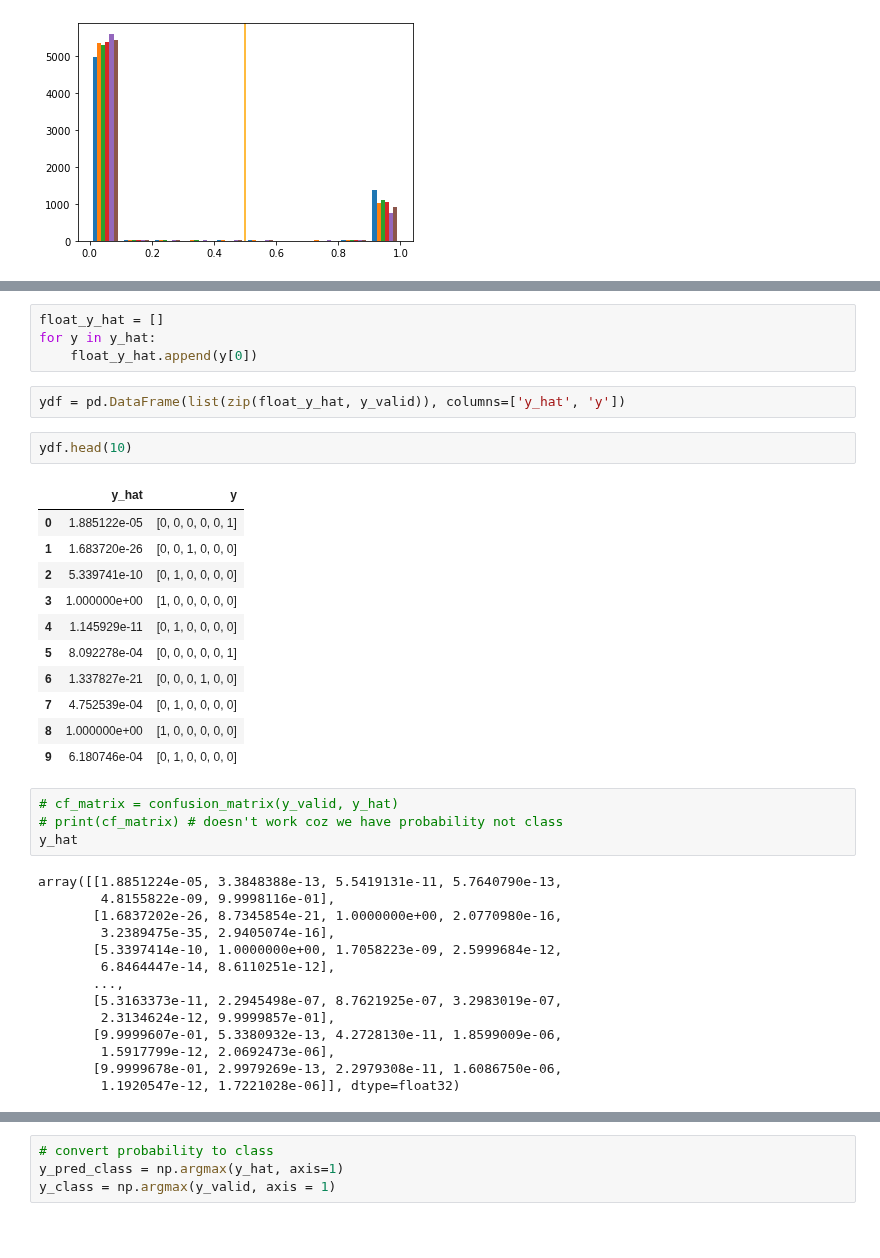
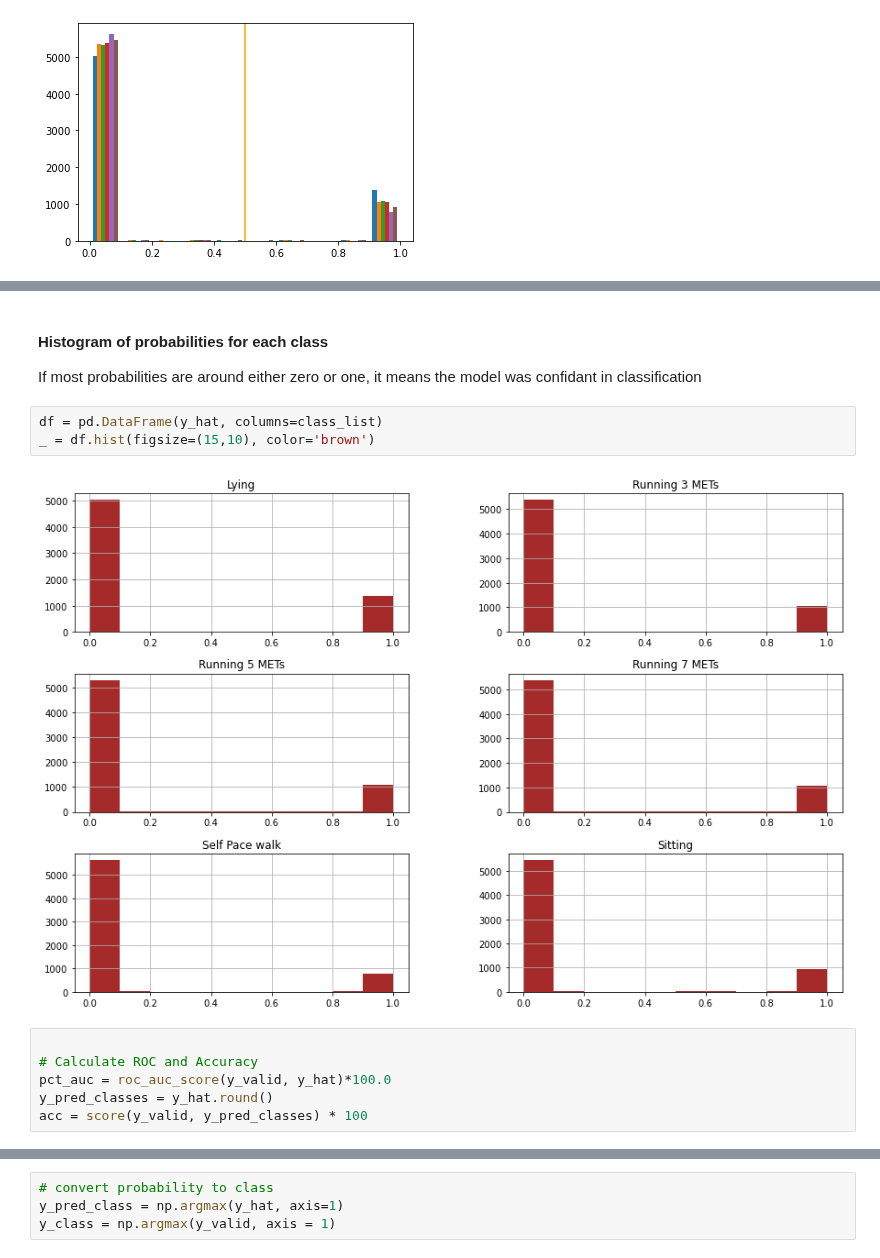
Before and after one commit to khataei/PE-classification-DeepLearning, a Jupyter notebook: pocket/Dempgraphic-CNN-activity-classification-large.ipynb, the cells around one changed output, grey strips where cells are left out. Saved outputs shown, nothing was run; the diff lists cells and outputs as text; blank space fills up the shorter version.

```diff
--- a/pocket/Dempgraphic-CNN-activity-classification-large.ipynb
+++ b/pocket/Dempgraphic-CNN-activity-classification-large.ipynb
@@ -249,38 +214,14 @@ pct_auc = roc_auc_score(y_valid, y_hat)*100.0
-# %%
-float_y_hat = []
-for y in y_hat:
-    float_y_hat.append(y[0])
-# %%
-ydf = pd.DataFrame(list(zip(float_y_hat, y_valid)), columns=['y_hat', 'y'])
-# %%
-ydf.head(10)
-# %% [output]
-|  | y_hat | y |
-| 0 | 1.885122e-05 | [0, 0, 0, 0, 0, 1] |
-| 1 | 1.683720e-26 | [0, 0, 1, 0, 0, 0] |
-| 2 | 5.339741e-10 | [0, 1, 0, 0, 0, 0] |
-| 3 | 1.000000e+00 | [1, 0, 0, 0, 0, 0] |
-| 4 | 1.145929e-11 | [0, 1, 0, 0, 0, 0] |
-| 5 | 8.092278e-04 | [0, 0, 0, 0, 0, 1] |
-| 6 | 1.337827e-21 | [0, 0, 0, 1, 0, 0] |
-| 7 | 4.752539e-04 | [0, 1, 0, 0, 0, 0] |
-| 8 | 1.000000e+00 | [1, 0, 0, 0, 0, 0] |
-| 9 | 6.180746e-04 | [0, 1, 0, 0, 0, 0] |
-# %%
-# cf_matrix = confusion_matrix(y_valid, y_hat)
-# print(cf_matrix) # doesn't work coz we have probability not class
-y_hat
-# %% [output]
-array([[1.8851224e-05, 3.3848388e-13, 5.5419131e-11, 5.7640790e-13,
-        4.8155822e-09, 9.9998116e-01],
-       [1.6837202e-26, 8.7345854e-21, 1.0000000e+00, 2.0770980e-16,
-        3.2389475e-35, 2.9405074e-16],
-       [5.3397414e-10, 1.0000000e+00, 1.7058223e-09, 2.5999684e-12,
-        6.8464447e-14, 8.6110251e-12],
-       ...,
-       [5.3163373e-11, 2.2945498e-07, 8.7621925e-07, 3.2983019e-07,
-        2.3134624e-12, 9.9999857e-01],
-       [9.9999607e-01, 5.3380932e-13, 4.2728130e-11, 1.8599009e-06,
-        1.5917799e-12, 2.0692473e-06],
-       [9.9999678e-01, 2.9979269e-13, 2.2979308e-11, 1.6086750e-06,
-        1.1920547e-12, 1.7221028e-06]], dtype=float32)
+# %% [markdown]
+#### Histogram of probabilities for each class
+If most probabilities are around either zero or one, it means the model was confidant in classification
+# %%
+df = pd.DataFrame(y_hat, columns=class_list)
+_ = df.hist(figsize=(15,10), color='brown')
+# %% [output]
+[figure, added]
+# %%
+
+# Calculate ROC and Accuracy
+pct_auc = roc_auc_score(y_valid, y_hat)*100.0
+y_pred_classes = y_hat.round()
+acc = score(y_valid, y_pred_classes) * 100
```
Also changed, not shown: parts of 24 cells of this notebook.
